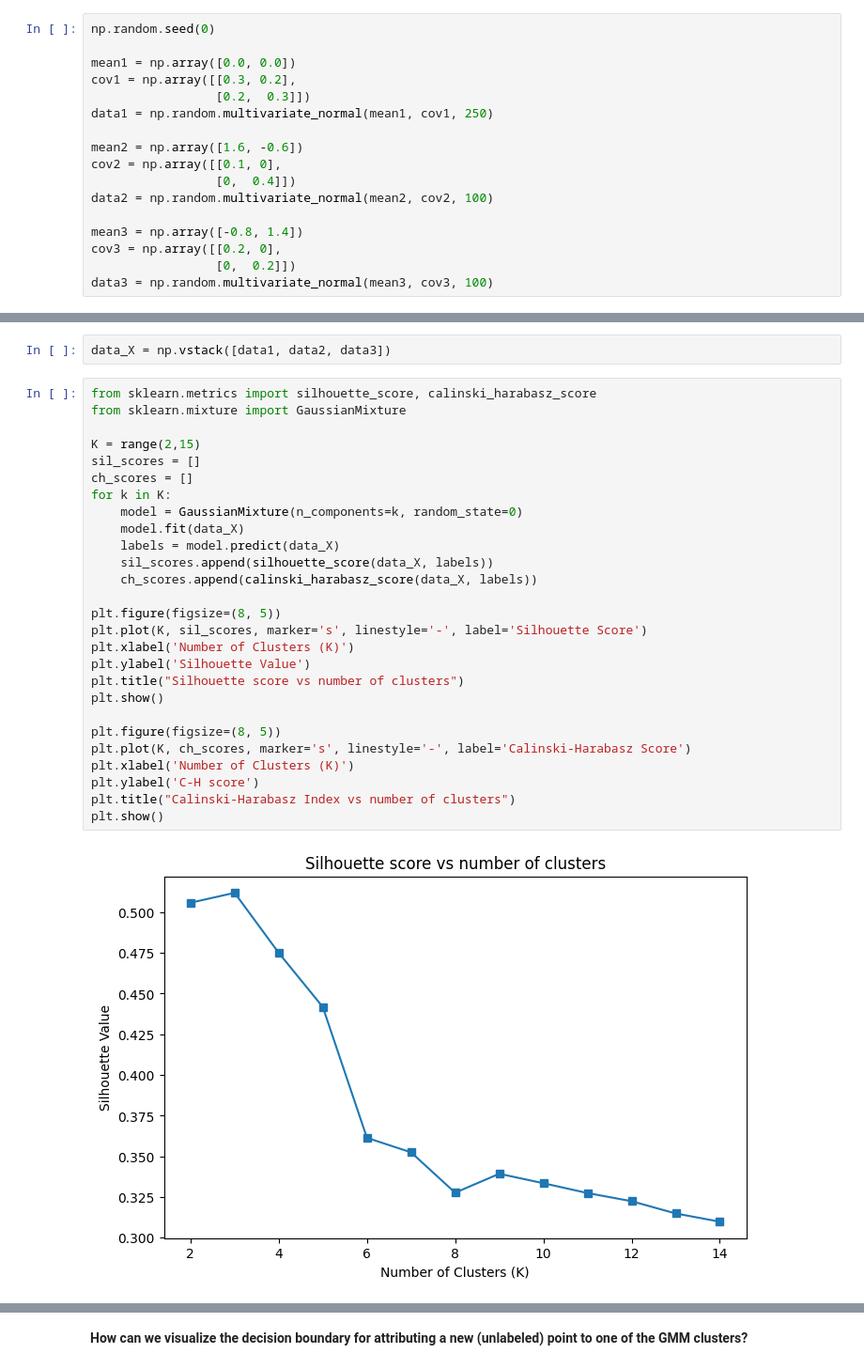
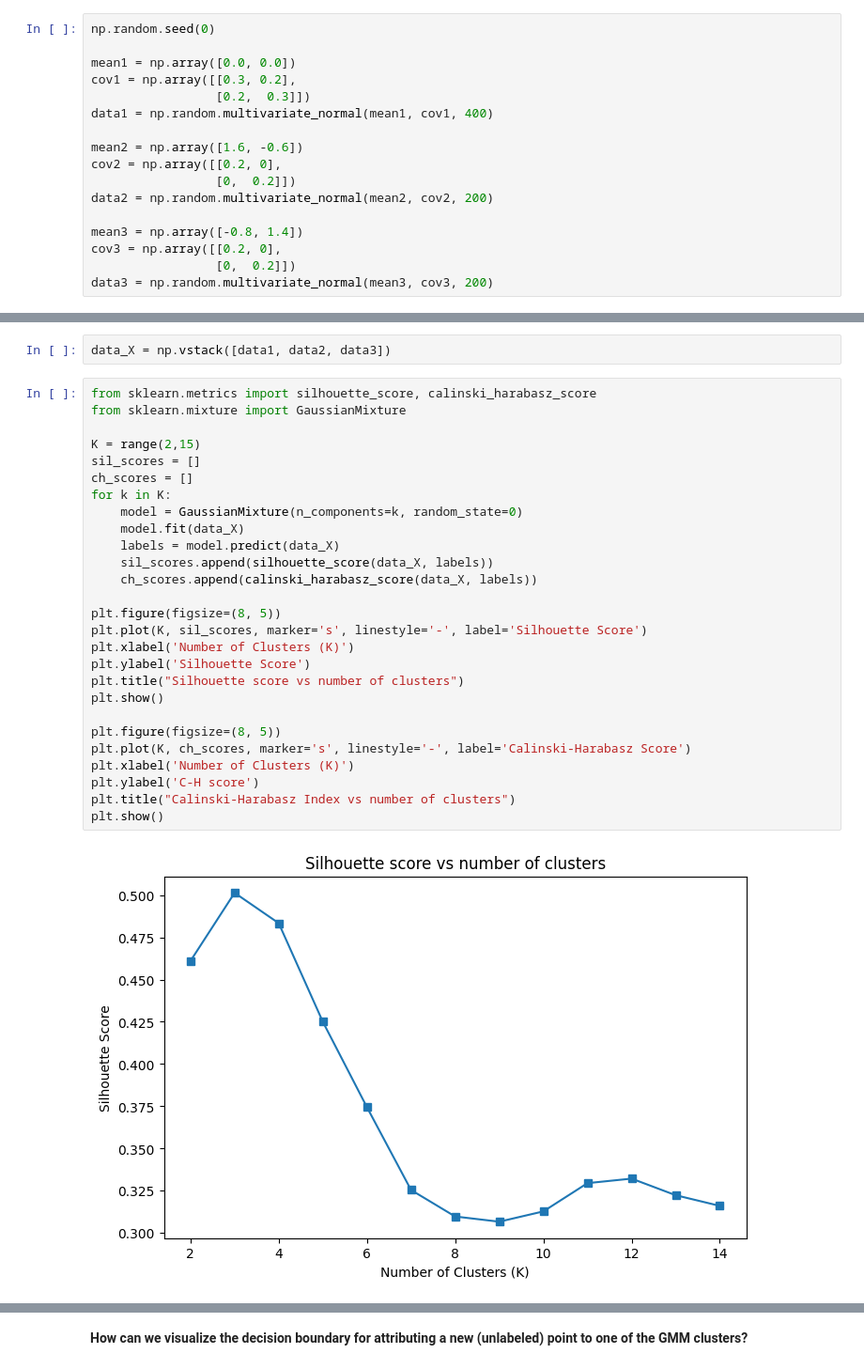
Before and after one commit to MichalBalcerak/ML24-25, a Jupyter notebook: Homework02.ipynb, the cells around one changed output, grey strips where cells are left out. Shown at 94% size. Saved outputs shown, nothing was run; the diff lists cells and outputs as text.

```diff
--- a/Homework02.ipynb
+++ b/Homework02.ipynb
@@ -16,17 +16,17 @@ np.random.seed(0)
 mean1 = np.array([0.0, 0.0])
 cov1 = np.array([[0.3, 0.2],
                  [0.2,  0.3]])
-data1 = np.random.multivariate_normal(mean1, cov1, 250)
+data1 = np.random.multivariate_normal(mean1, cov1, 400)
 
 mean2 = np.array([1.6, -0.6])
-cov2 = np.array([[0.1, 0],
-                 [0,  0.4]])
-data2 = np.random.multivariate_normal(mean2, cov2, 100)
+cov2 = np.array([[0.2, 0],
+                 [0,  0.2]])
+data2 = np.random.multivariate_normal(mean2, cov2, 200)
 
 mean3 = np.array([-0.8, 1.4])
 cov3 = np.array([[0.2, 0],
                  [0,  0.2]])
-data3 = np.random.multivariate_normal(mean3, cov3, 100)
+data3 = np.random.multivariate_normal(mean3, cov3, 200)
 # %% [markdown]
 # Data visualisation
 # %%
@@ -54,29 +54,29 @@ data_X = np.vstack([data1, data2, data3])
 # %%
 from sklearn.metrics import silhouette_score, calinski_harabasz_score
 from sklearn.mixture import GaussianMixture
 
 K = range(2,15)
 sil_scores = []
 ch_scores = []
 for k in K:
     model = GaussianMixture(n_components=k, random_state=0)
     model.fit(data_X)
     labels = model.predict(data_X)
     sil_scores.append(silhouette_score(data_X, labels))
     ch_scores.append(calinski_harabasz_score(data_X, labels))
 
 plt.figure(figsize=(8, 5))
 plt.plot(K, sil_scores, marker='s', linestyle='-', label='Silhouette Score')
 plt.xlabel('Number of Clusters (K)')
-plt.ylabel('Silhouette Value')
+plt.ylabel('Silhouette Score')
 plt.title("Silhouette score vs number of clusters")
 plt.show()
 
 plt.figure(figsize=(8, 5))
 plt.plot(K, ch_scores, marker='s', linestyle='-', label='Calinski-Harabasz Score')
 plt.xlabel('Number of Clusters (K)')
 plt.ylabel('C-H score')
 plt.title("Calinski-Harabasz Index vs number of clusters")
 plt.show()
 # %% [output]
-[figure, old version]
+[figure, new version]
```
Also changed, not shown: parts of 6 cells of this notebook.
